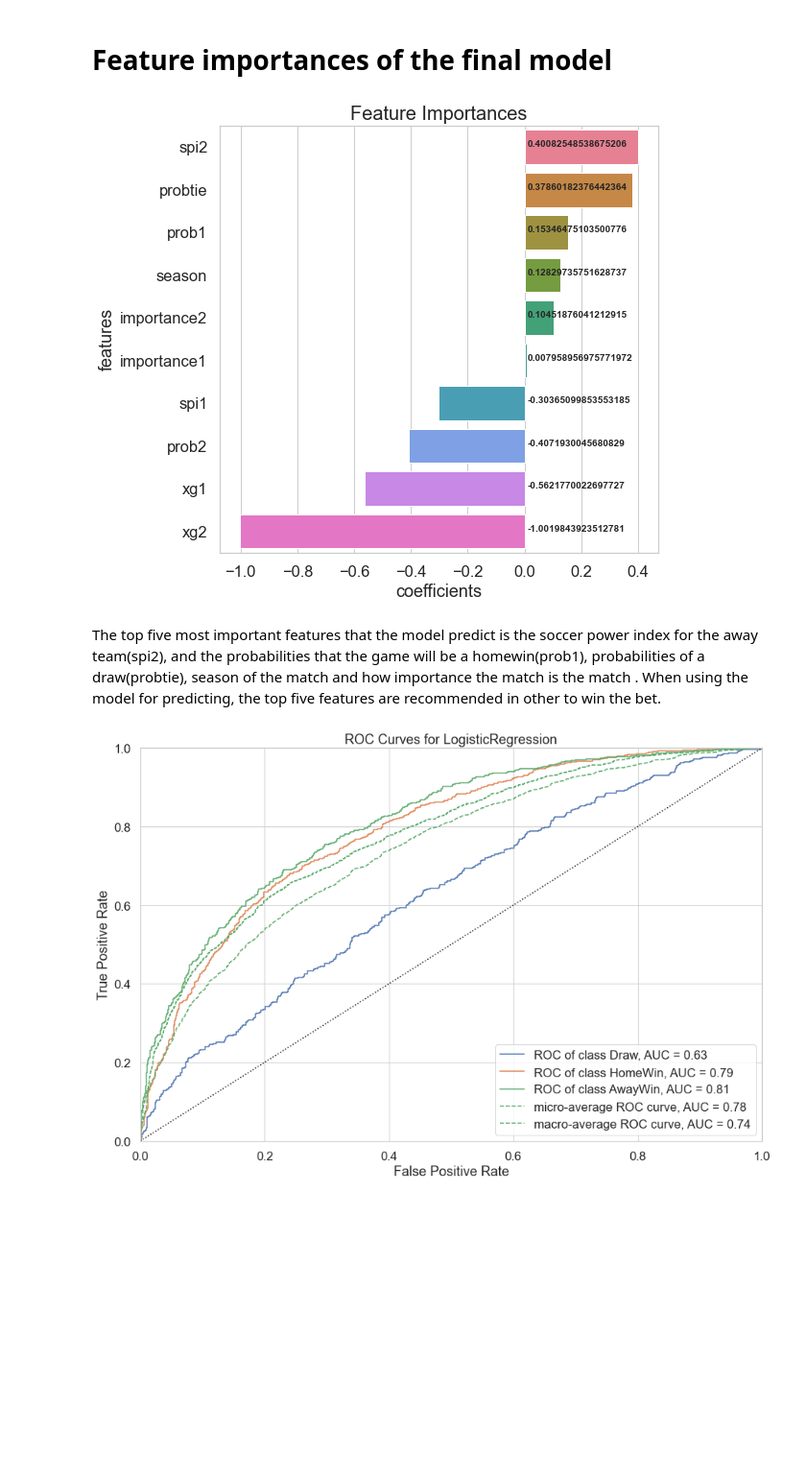
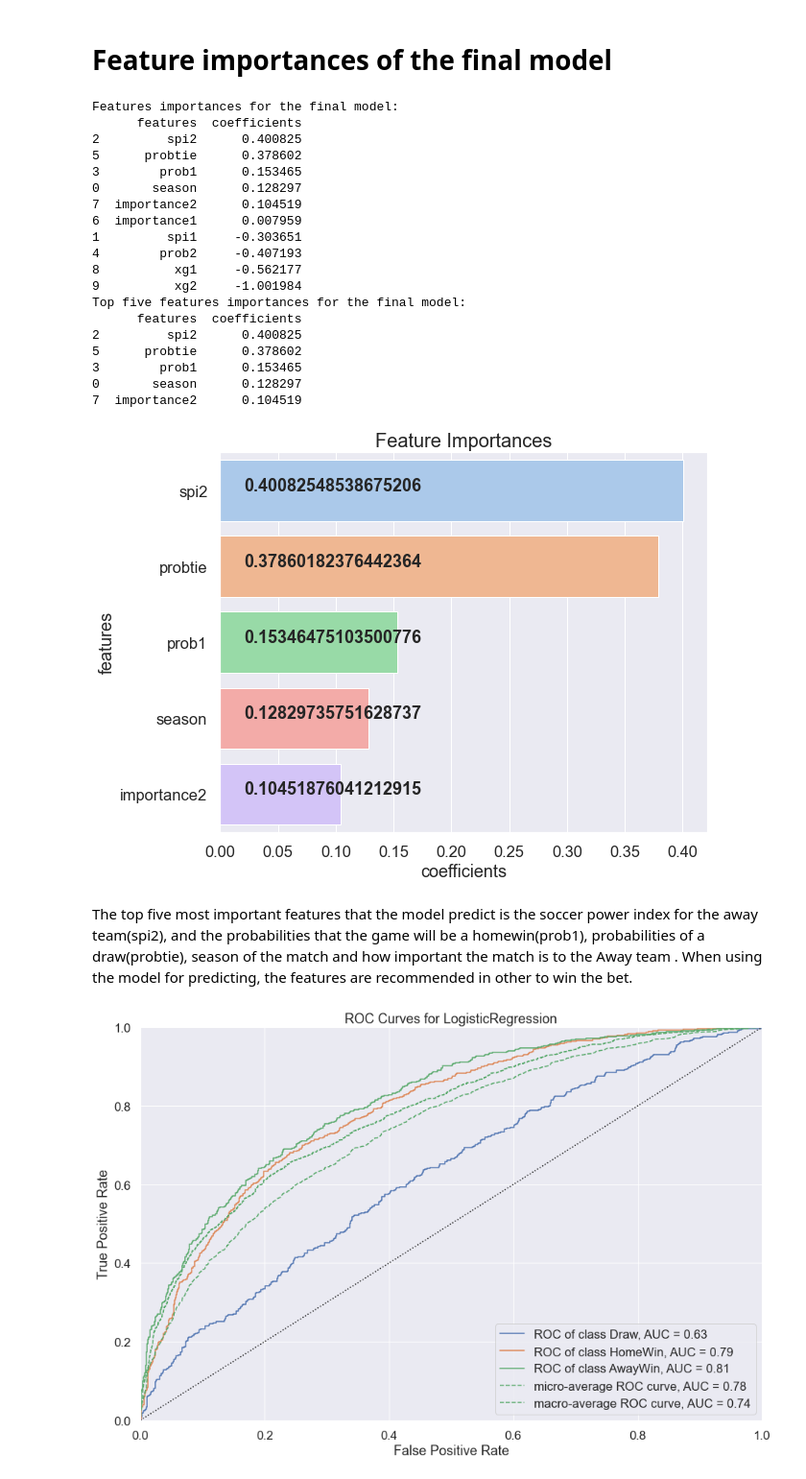
Before and after one commit to Teetee-lab/SoccerMatchBetting, a Jupyter notebook: SoccerMatchBetting.ipynb, the cells around one changed output. Shown at 96% size. Cells and saved outputs as stored; diff of their text form; code cells hidden in the pictures; blank space fills up the shorter version.

```diff
--- a/SoccerMatchBetting.ipynb
+++ b/SoccerMatchBetting.ipynb
@@ -1500,21 +1500,46 @@ weighted avg       0.57      0.60      0.54      1785
 # %% [markdown]
 # Feature importances of the final model
 # %%
-features_df = pd.DataFrame(final_model.coef_[0], X_train.columns).reset_index()
+features_df = pd.DataFrame(final_model.coef_[0],index=X_train.columns).reset_index()
 features_df = features_df.rename(columns={"index":"features", 0:"coefficients"})
 features_df = features_df.sort_values(by="coefficients", ascending=False)
-
-# plot conf_matrix, roc/auc, and feat importances
-plt.figure(figsize=(18,18))
+print ("Features importances for the final model:")
+print(features_df)
+top_five=features_df[:5]
+print ("Top five features importances for the final model:")
+print(top_five)
+# plot conf_matrix, roc/auc, and feature importances
+sns.set(font_scale=1.5)
+plt.figure(figsize=(20,16))
 plt.subplot(223)
-ax = sns.barplot(x = "coefficients", y = "features", data = features_df, palette = "husl")
+ax=sns.barplot(x = "coefficients", y = "features", data = top_five, palette = "pastel")
 plt.title("Feature Importances", fontsize=20)
-for i, j in enumerate(features_df["coefficients"]):
-    ax.text(.011, i, j, weight = "bold")
+for i, j in enumerate(top_five["coefficients"]):
+    ax.text(.021, i, j, weight = "bold")
+plt.savefig("features.png",dpi=300)
 # %% [output]
+Features importances for the final model:
+      features  coefficients
+2         spi2      0.400825
+5      probtie      0.378602
+3        prob1      0.153465
+0       season      0.128297
+7  importance2      0.104519
+6  importance1      0.007959
+1         spi1     -0.303651
+4        prob2     -0.407193
+8          xg1     -0.562177
+9          xg2     -1.001984
+Top five features importances for the final model:
+      features  coefficients
+2         spi2      0.400825
+5      probtie      0.378602
+3        prob1      0.153465
+0       season      0.128297
+7  importance2      0.104519
-[figure, old version]
+[figure, new version]
 # %% [markdown]
-The top five most important features that the model predict is the soccer power index for the away team(spi2), and the probabilities that the game will be a homewin(prob1), probabilities of a draw(probtie), season of the match and how importance the match is the match . When using the model for predicting, the top five features are recommended in other to win the bet.
+The top five most important features that the model predict is the soccer power index for the away team(spi2), and the probabilities that the game will be a homewin(prob1), probabilities of a draw(probtie), season of the match and how important the match is to the Away team . When using the model for predicting, the features are recommended in other to win the bet.
 # %%
 #plot the ROC-AUC plot for train and validation set
 """source: Yellowbrick python API- plot ROCAUC curve"""
```
Also changed, not shown: parts of 17 cells of this notebook, 8 other files.
